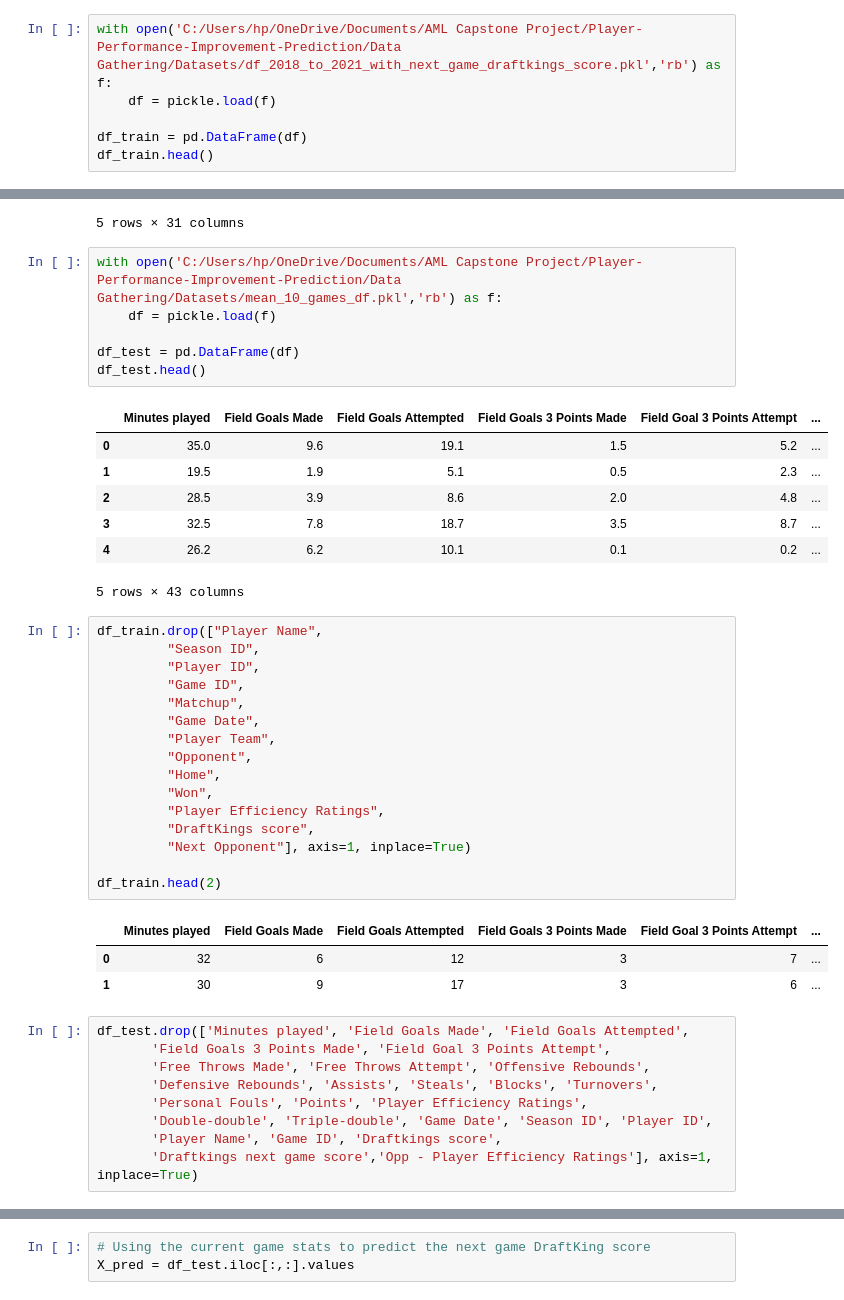
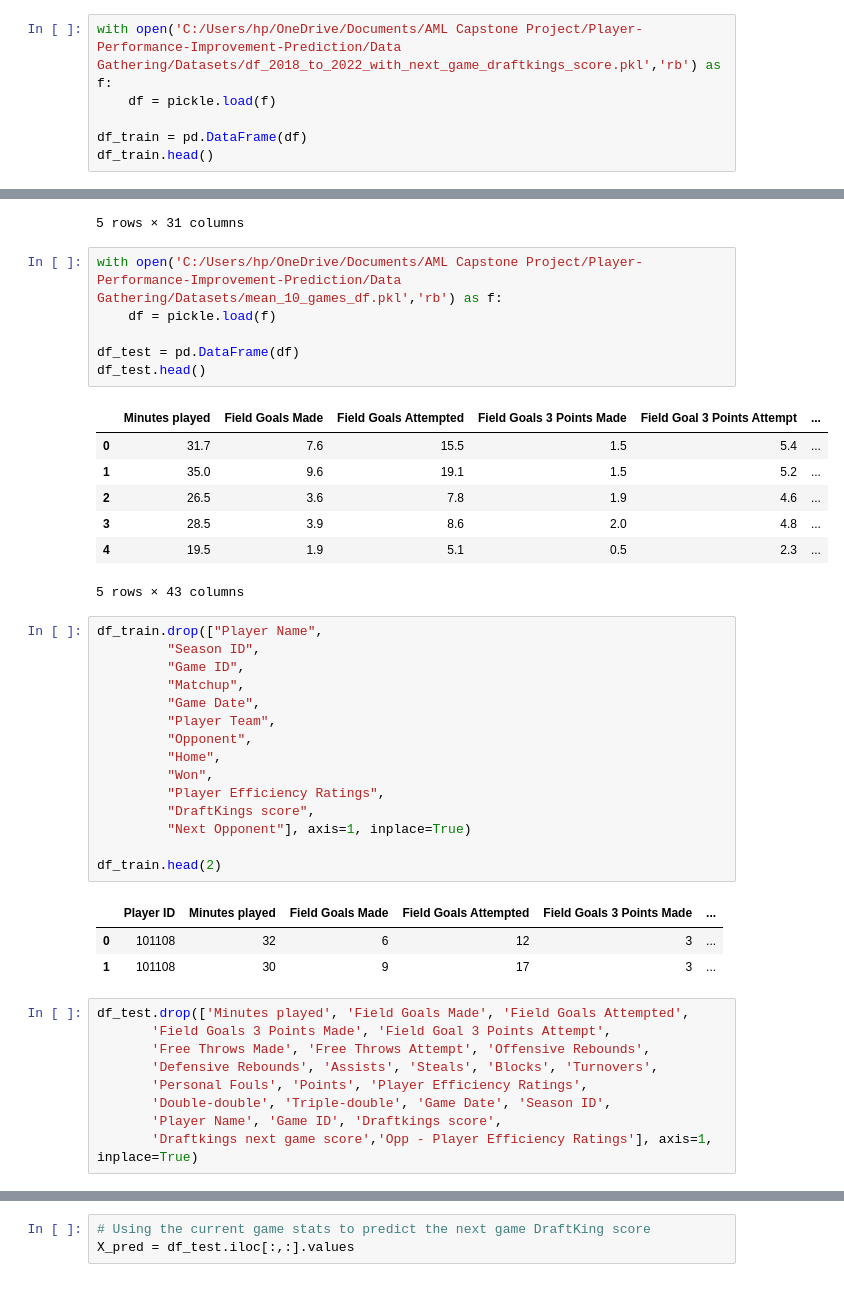
Before and after one commit to pratikgirigoswami/Player-Performance-Improvement-Prediction, a Jupyter notebook: Models/Keras model/PLayer_Model_Final.ipynb, the cells around one changed output, grey strips where cells are left out. Cells and saved outputs as stored; diff of their text form.

```diff
--- a/Models/Keras model/PLayer_Model_Final.ipynb
+++ b/Models/Keras model/PLayer_Model_Final.ipynb
@@ -3,7 +3,7 @@ import pandas as pd
 import numpy as np
 import pickle
 # %%
-with open('C:/Users/hp/OneDrive/Documents/AML Capstone Project/Player-Performance-Improvement-Prediction/Data Gathering/Datasets/df_2018_to_2021_with_next_game_draftkings_score.pkl','rb') as f:
+with open('C:/Users/hp/OneDrive/Documents/AML Capstone Project/Player-Performance-Improvement-Prediction/Data Gathering/Datasets/df_2018_to_2022_with_next_game_draftkings_score.pkl','rb') as f:
     df = pickle.load(f)
 
 df_train = pd.DataFrame(df)
@@ -24,39 +24,38 @@ df_test = pd.DataFrame(df)
 df_test.head()
 # %% [output]
 |  | Minutes played | Field Goals Made | Field Goals Attempted | Field Goals 3 Points Made | Field Goal 3 Points Attempt | ... |
-| 0 | 35.0 | 9.6 | 19.1 | 1.5 | 5.2 | ... |
-| 1 | 19.5 | 1.9 | 5.1 | 0.5 | 2.3 | ... |
-| 2 | 28.5 | 3.9 | 8.6 | 2.0 | 4.8 | ... |
-| 3 | 32.5 | 7.8 | 18.7 | 3.5 | 8.7 | ... |
-| 4 | 26.2 | 6.2 | 10.1 | 0.1 | 0.2 | ... |
+| 0 | 31.7 | 7.6 | 15.5 | 1.5 | 5.4 | ... |
+| 1 | 35.0 | 9.6 | 19.1 | 1.5 | 5.2 | ... |
+| 2 | 26.5 | 3.6 | 7.8 | 1.9 | 4.6 | ... |
+| 3 | 28.5 | 3.9 | 8.6 | 2.0 | 4.8 | ... |
+| 4 | 19.5 | 1.9 | 5.1 | 0.5 | 2.3 | ... |
 5 rows × 43 columns
 # %%
 df_train.drop(["Player Name",
          "Season ID",
-         "Player ID",
          "Game ID",
          "Matchup",
          "Game Date",
          "Player Team",
          "Opponent",
          "Home",
          "Won",
          "Player Efficiency Ratings",
          "DraftKings score",
          "Next Opponent"], axis=1, inplace=True)
 
 df_train.head(2)
 # %% [output]
-|  | Minutes played | Field Goals Made | Field Goals Attempted | Field Goals 3 Points Made | Field Goal 3 Points Attempt | ... |
-| 0 | 32 | 6 | 12 | 3 | 7 | ... |
-| 1 | 30 | 9 | 17 | 3 | 6 | ... |
+|  | Player ID | Minutes played | Field Goals Made | Field Goals Attempted | Field Goals 3 Points Made | ... |
+| 0 | 101108 | 32 | 6 | 12 | 3 | ... |
+| 1 | 101108 | 30 | 9 | 17 | 3 | ... |
 # %%
 df_test.drop(['Minutes played', 'Field Goals Made', 'Field Goals Attempted',
        'Field Goals 3 Points Made', 'Field Goal 3 Points Attempt',
        'Free Throws Made', 'Free Throws Attempt', 'Offensive Rebounds',
        'Defensive Rebounds', 'Assists', 'Steals', 'Blocks', 'Turnovers',
        'Personal Fouls', 'Points', 'Player Efficiency Ratings',
-       'Double-double', 'Triple-double', 'Game Date', 'Season ID', 'Player ID',
+       'Double-double', 'Triple-double', 'Game Date', 'Season ID',
        'Player Name', 'Game ID', 'Draftkings score',
        'Draftkings next game score','Opp - Player Efficiency Ratings'], axis=1, inplace=True)
 # %%
```
Also changed, not shown: parts of 16 cells of this notebook, 9 other files.
